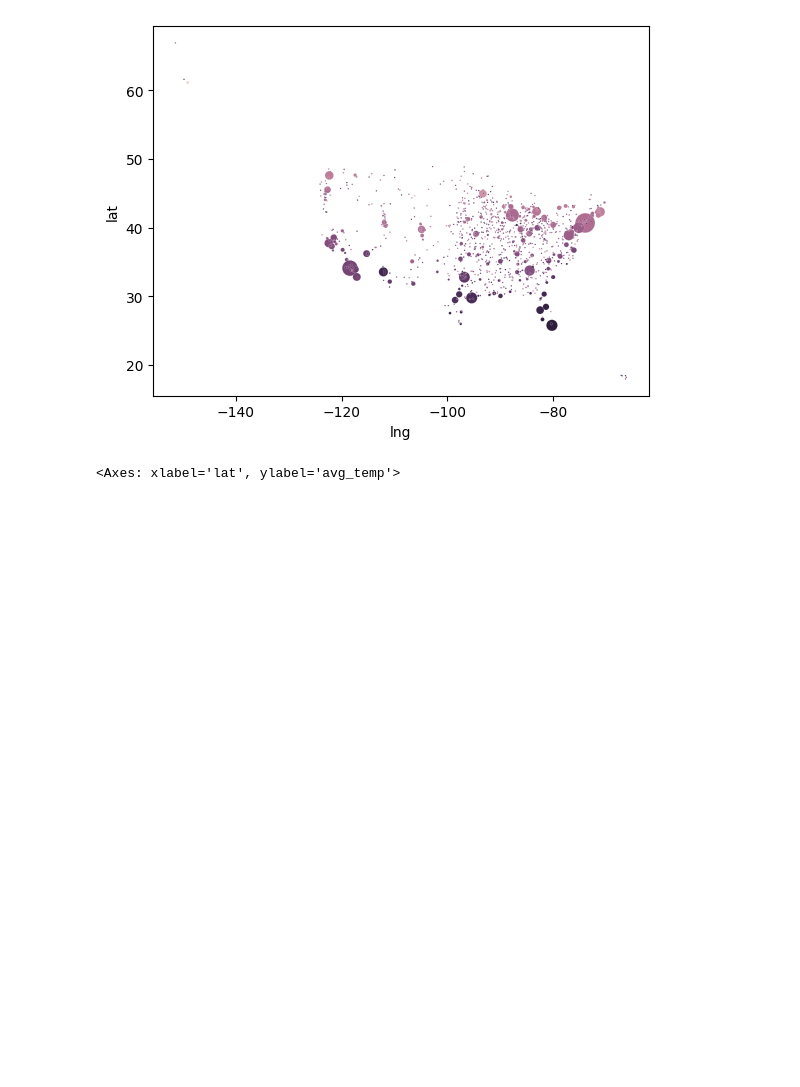
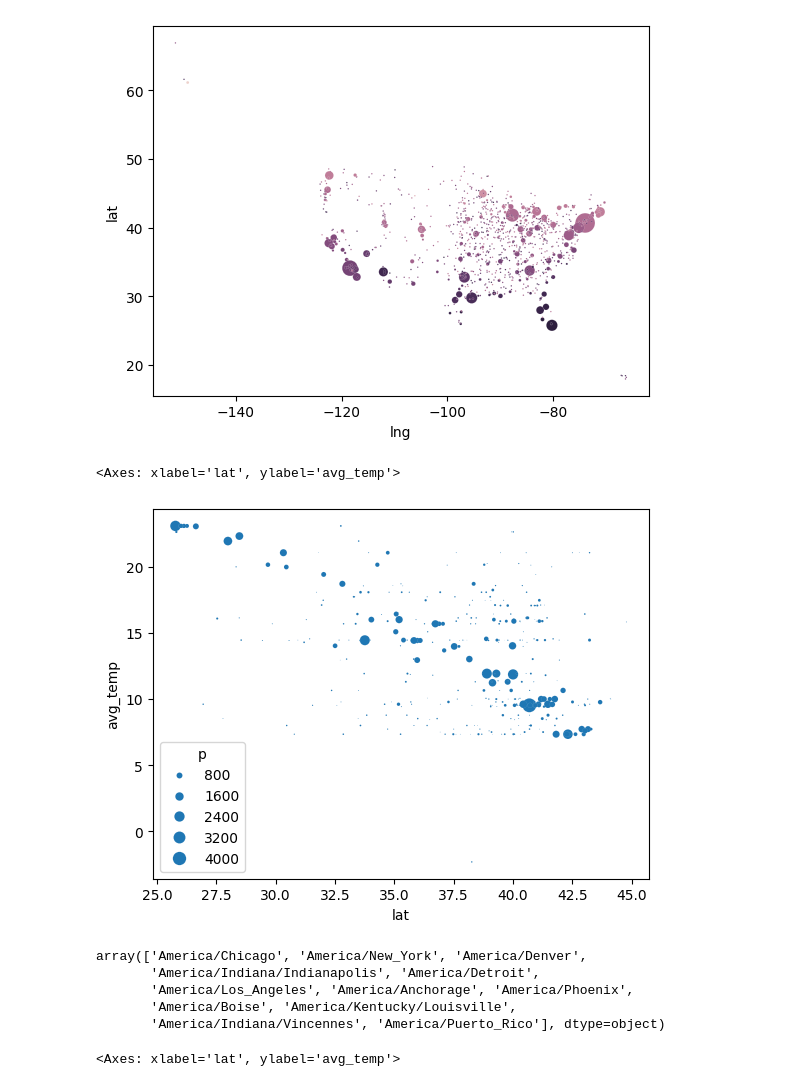
Before and after one commit to tayweid/tayweid.github.io, a Jupyter notebook: econ-0150/parts/part-1-6/Homework_1_6.ipynb, the cells around one changed output. Drawn from its saved outputs; the diff is of its cells as text; code cells hidden in the pictures; blank space fills up the shorter version.

```diff
--- a/econ-0150/parts/part-1-6/Homework_1_6.ipynb
+++ b/econ-0150/parts/part-1-6/Homework_1_6.ipynb
@@ -40,6 +40,20 @@ sns.scatterplot(
 # %% [output]
 <Axes: xlabel='lng', ylabel='lat'>
 [figure]
+# %%
+east = geo[geo.timezone == 'America/New_York']
+sns.scatterplot(east, x='lat', y='avg_temp', size='p', sizes=(0,100))
+# %% [output]
+<Axes: xlabel='lat', ylabel='avg_temp'>
+[figure, added]
+# %%
+geo.timezone.unique()
+# %% [output]
+array(['America/Chicago', 'America/New_York', 'America/Denver',
+       'America/Indiana/Indianapolis', 'America/Detroit',
+       'America/Los_Angeles', 'America/Anchorage', 'America/Phoenix',
+       'America/Boise', 'America/Kentucky/Louisville',
+       'America/Indiana/Vincennes', 'America/Puerto_Rico'], dtype=object)
 # %%
 sns.scatterplot(geo, x='lat', y='avg_temp')
 # %% [output]
```
Also changed, not shown: 24 other files.
